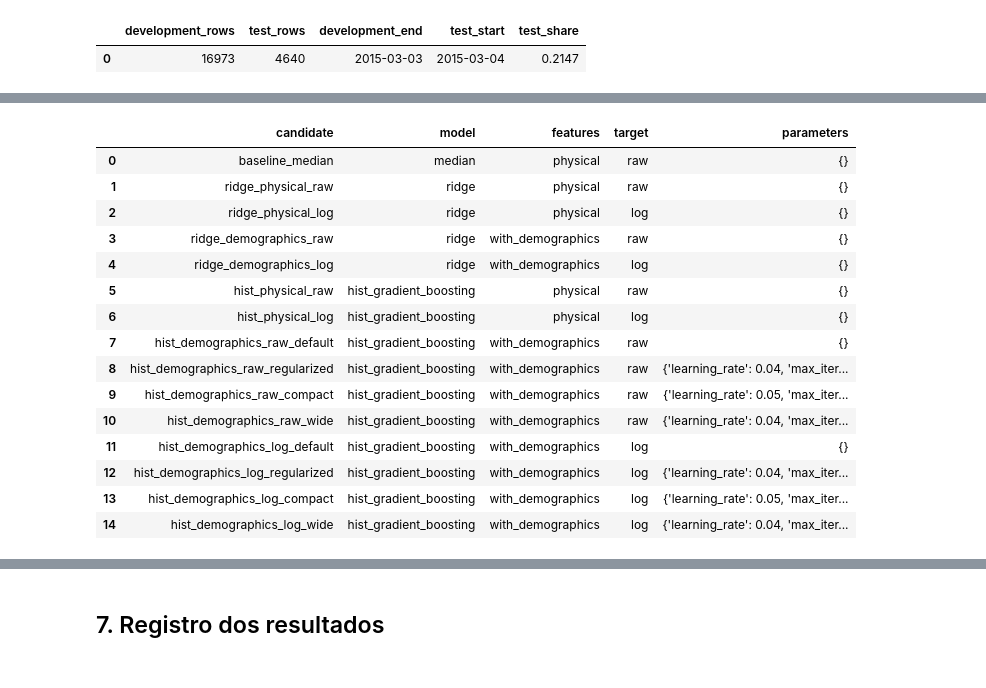
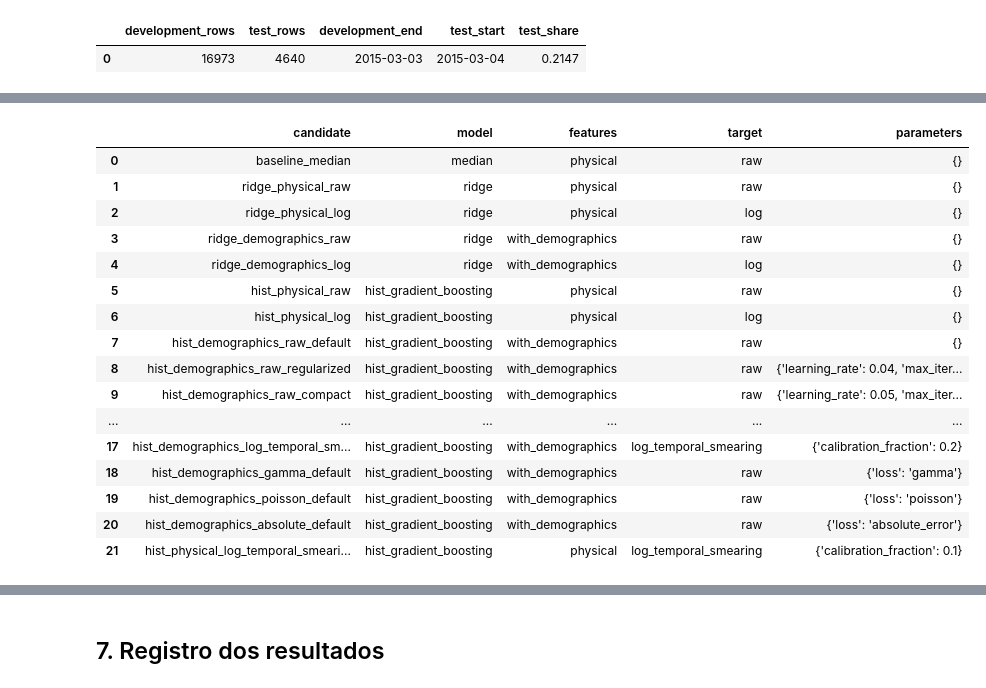
Before and after one commit to Umbura/property-value-insights, a Jupyter notebook: notebooks/02_modeling.ipynb, the cells around one changed output, grey strips where cells are left out. Drawn from its saved outputs; the diff is of its cells as text; code cells hidden in the pictures.

```diff
--- a/notebooks/02_modeling.ipynb
+++ b/notebooks/02_modeling.ipynb
@@ -18,12 +18,8 @@ if not (PROJECT_ROOT / "data/raw").exists():
     PROJECT_ROOT = PROJECT_ROOT.parent
 sys.path.insert(0, str(PROJECT_ROOT / "src"))
 
-from property_value_insights.data_contract import (  # noqa: E402
-    load_raw_data,
-)
-from property_value_insights.eda import (  # noqa: E402
-    merge_historical_with_demographics,
-)
+from property_value_insights.data_contract import load_raw_data  # noqa: E402
+from property_value_insights.eda import merge_historical_with_demographics  # noqa: E402
 from property_value_insights.modeling import (  # noqa: E402
     build_estimator,
     cross_validate_median_baseline,
@@ -33,9 +29,10 @@ from property_value_insights.modeling import (  # noqa: E402
     median_baseline_prediction,
     regression_metrics,
     segment_metrics,
-    select_temporal_candidates,
+    select_calibrated_candidate,
     summarize_temporal_validation,
     temporal_train_test_split,
+    vertical_equity_metrics,
 )
 
 FIGURE_DIR = PROJECT_ROOT / "reports/figures"
@@ -43,7 +40,9 @@ FIGURE_DIR.mkdir(parents=True, exist_ok=True)
 RANDOM_STATE = 42
 N_SPLITS = 5
 SELECTION_TOLERANCE = 0.005
-pd.set_option("display.max_columns", 40)
+MINIMUM_IMPROVED_FOLDS = 4
+REFERENCE_CANDIDATE = "hist_demographics_log_default"
+pd.set_option("display.max_columns", 50)
 pd.set_option("display.float_format", lambda value: f"{value:,.4f}")
 # %%
 historical, demographics, future = load_raw_data(PROJECT_ROOT / "data/raw")
@@ -196,36 +196,95 @@ for target_transform in ["raw", "log"]:
             }
         )
 
+calibration_candidates = [
+    {
+        "candidate": "hist_demographics_log_smearing",
+        "model_name": "hist_gradient_boosting",
+        "feature_set": "with_demographics",
+        "target_transform": "log_smearing",
+        "model_params": {},
+    },
+    {
+        "candidate": "hist_demographics_log_temporal_smearing_10",
+        "model_name": "hist_gradient_boosting",
+        "feature_set": "with_demographics",
+        "target_transform": "log_temporal_smearing",
+        "model_params": {"calibration_fraction": 0.1},
+    },
+    {
+        "candidate": "hist_demographics_log_temporal_smearing_20",
+        "model_name": "hist_gradient_boosting",
+        "feature_set": "with_demographics",
+        "target_transform": "log_temporal_smearing",
+        "model_params": {"calibration_fraction": 0.2},
+    },
+    {
+        "candidate": "hist_demographics_gamma_default",
+        "model_name": "hist_gradient_boosting",
+        "feature_set": "with_demographics",
+        "target_transform": "raw",
+        "model_params": {"loss": "gamma"},
+    },
+    {
+        "candidate": "hist_demographics_poisson_default",
+        "model_name": "hist_gradient_boosting",
+        "feature_set": "with_demographics",
+        "target_transform": "raw",
+        "model_params": {"loss": "poisson"},
+    },
+    {
+        "candidate": "hist_demographics_absolute_default",
+        "model_name": "hist_gradient_boosting",
+        "feature_set": "with_demographics",
+        "target_transform": "raw",
+        "model_params": {"loss": "absolute_error"},
+    },
+    {
+        "candidate": "hist_physical_log_temporal_smearing_10",
+        "model_name": "hist_gradient_boosting",
+        "feature_set": "physical",
+        "target_transform": "log_temporal_smearing",
+        "model_params": {"calibration_fraction": 0.1},
+    },
+]
+
+candidates.extend(calibration_candidates)
+calibration_candidate_names = {
+    REFERENCE_CANDIDATE,
+    *(item["candidate"] for item in calibration_candidates),
+}
 candidate_specs = {item["candidate"]: item for item in candidates}
+
 display(
     pd.DataFrame(
         [
             {
                 "candidate": item["candidate"],
                 "model": item["model_name"] or "median",
                 "features": item["feature_set"],
                 "target": item["target_transform"],
                 "parameters": item["model_params"],
             }
             for item in candidates
         ]
     )
 )
 # %% [output]
 |  | candidate | model | features | target | parameters |
 | 0 | baseline_median | median | physical | raw | {} |
 | 1 | ridge_physical_raw | ridge | physical | raw | {} |
 | 2 | ridge_physical_log | ridge | physical | log | {} |
 | 3 | ridge_demographics_raw | ridge | with_demographics | raw | {} |
 | 4 | ridge_demographics_log | ridge | with_demographics | log | {} |
 | 5 | hist_physical_raw | hist_gradient_boosting | physical | raw | {} |
 | 6 | hist_physical_log | hist_gradient_boosting | physical | log | {} |
 | 7 | hist_demographics_raw_default | hist_gradient_boosting | with_demographics | raw | {} |
 | 8 | hist_demographics_raw_regularized | hist_gradient_boosting | with_demographics | raw | {'learning_rate': 0.04, 'max_iter... |
 | 9 | hist_demographics_raw_compact | hist_gradient_boosting | with_demographics | raw | {'learning_rate': 0.05, 'max_iter... |
-| 10 | hist_demographics_raw_wide | hist_gradient_boosting | with_demographics | raw | {'learning_rate': 0.04, 'max_iter... |
-| 11 | hist_demographics_log_default | hist_gradient_boosting | with_demographics | log | {} |
-| 12 | hist_demographics_log_regularized | hist_gradient_boosting | with_demographics | log | {'learning_rate': 0.04, 'max_iter... |
-| 13 | hist_demographics_log_compact | hist_gradient_boosting | with_demographics | log | {'learning_rate': 0.05, 'max_iter... |
-| 14 | hist_demographics_log_wide | hist_gradient_boosting | with_demographics | log | {'learning_rate': 0.04, 'max_iter... |
+| ... | ... | ... | ... | ... | ... |
+| 17 | hist_demographics_log_temporal_sm... | hist_gradient_boosting | with_demographics | log_temporal_smearing | {'calibration_fraction': 0.2} |
+| 18 | hist_demographics_gamma_default | hist_gradient_boosting | with_demographics | raw | {'loss': 'gamma'} |
+| 19 | hist_demographics_poisson_default | hist_gradient_boosting | with_demographics | raw | {'loss': 'poisson'} |
+| 20 | hist_demographics_absolute_default | hist_gradient_boosting | with_demographics | raw | {'loss': 'absolute_error'} |
+| 21 | hist_physical_log_temporal_smeari... | hist_gradient_boosting | physical | log_temporal_smearing | {'calibration_fraction': 0.1} |
 # %% [markdown]
```
Also changed, not shown: parts of 13 cells of this notebook, 2 other files.
